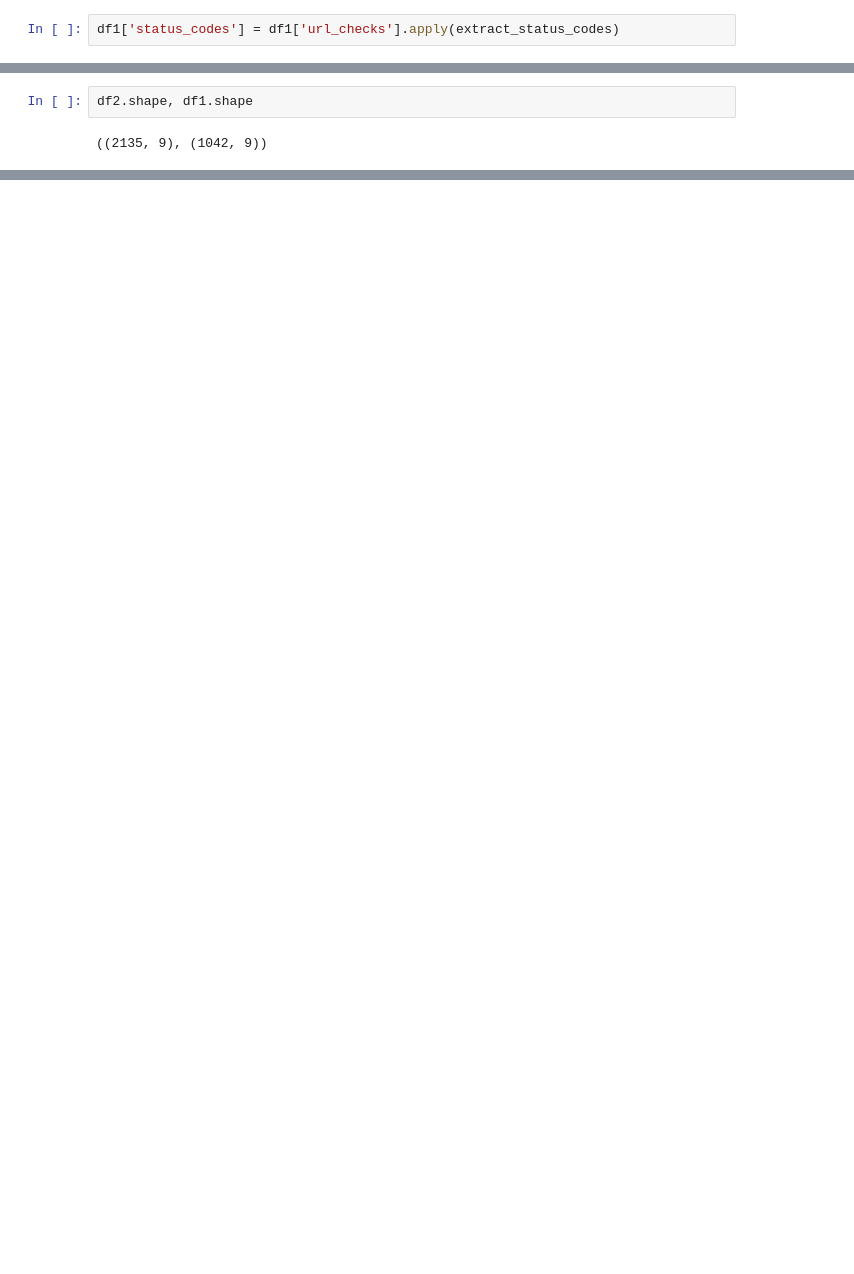
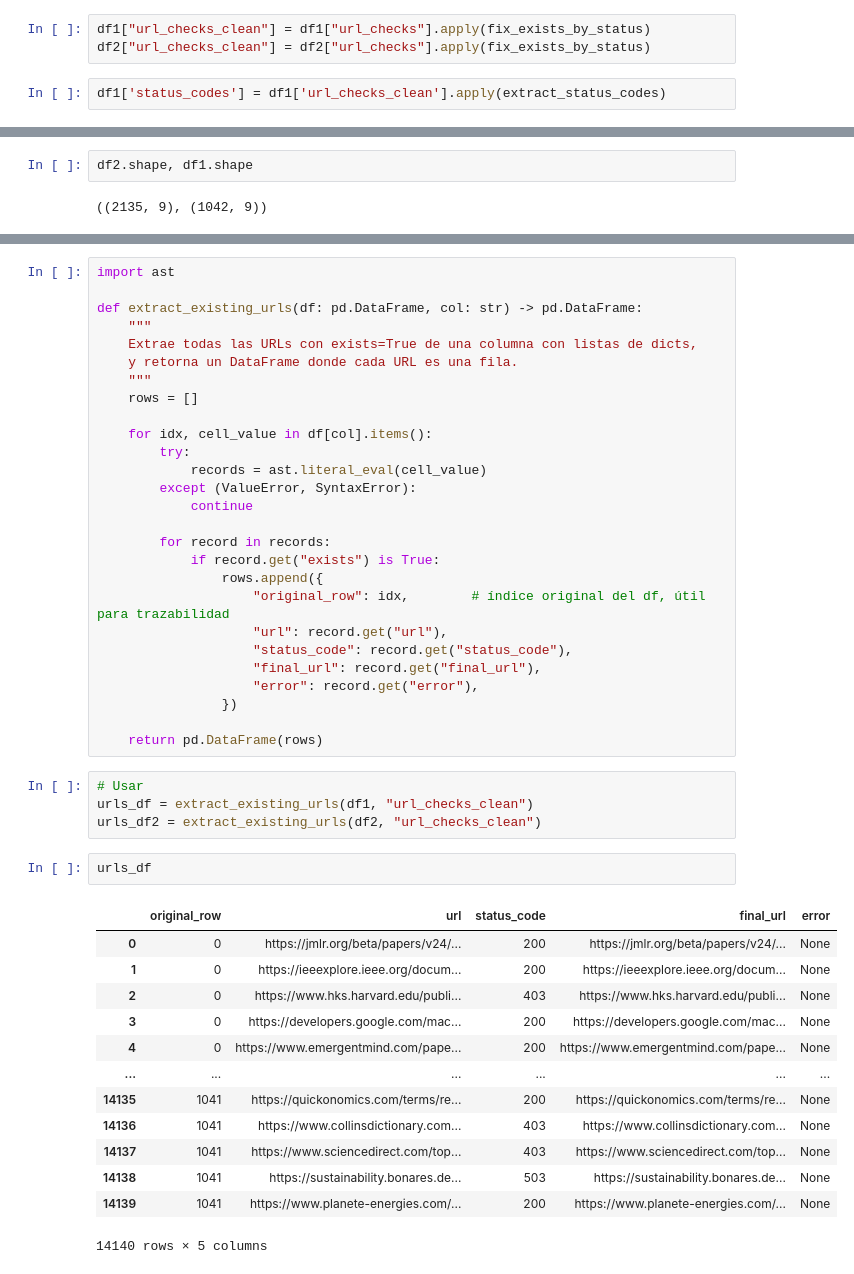
Before and after one commit to mvrobles/GenAI-Science, a Jupyter notebook: scripts/process_gpt.ipynb, the cells around one changed output, grey strips where cells are left out. Cells and saved outputs as stored; diff of their text form; blank space fills up the shorter version.

```diff
--- a/scripts/process_gpt.ipynb
+++ b/scripts/process_gpt.ipynb
@@ -409,6 +410,9 @@ def extract_status_codes(url_checks):
         if isinstance(check, dict) and "status_code" in check:
             status_codes.append(check["exists"])
     return status_codes
+# %%
+df1["url_checks_clean"] = df1["url_checks"].apply(fix_exists_by_status)
+df2["url_checks_clean"] = df2["url_checks"].apply(fix_exists_by_status)
 # %%
-df1['status_codes'] = df1['url_checks'].apply(extract_status_codes)
+df1['status_codes'] = df1['url_checks_clean'].apply(extract_status_codes)
 # %%
@@ -472,0 +459,47 @@ df1
+# %%
+import ast
+
+def extract_existing_urls(df: pd.DataFrame, col: str) -> pd.DataFrame:
+    """
+    Extrae todas las URLs con exists=True de una columna con listas de dicts,
+    y retorna un DataFrame donde cada URL es una fila.
+    """
+    rows = []
+
+    for idx, cell_value in df[col].items():
+        try:
+            records = ast.literal_eval(cell_value)
+        except (ValueError, SyntaxError):
+            continue
+
+        for record in records:
+            if record.get("exists") is True:
+                rows.append({
+                    "original_row": idx,        # índice original del df, útil para trazabilidad
+                    "url": record.get("url"),
+                    "status_code": record.get("status_code"),
+                    "final_url": record.get("final_url"),
+                    "error": record.get("error"),
+                })
+
+    return pd.DataFrame(rows)
+# %%
+# Usar
+urls_df = extract_existing_urls(df1, "url_checks_clean")
+urls_df2 = extract_existing_urls(df2, "url_checks_clean")
+# %%
+urls_df
+# %% [output]
+|  | original_row | url | status_code | final_url | error |
+| 0 | 0 | https://jmlr.org/beta/papers/v24/... | 200 | https://jmlr.org/beta/papers/v24/... | None |
+| 1 | 0 | https://ieeexplore.ieee.org/docum... | 200 | https://ieeexplore.ieee.org/docum... | None |
+| 2 | 0 | https://www.hks.harvard.edu/publi... | 403 | https://www.hks.harvard.edu/publi... | None |
+| 3 | 0 | https://developers.google.com/mac... | 200 | https://developers.google.com/mac... | None |
+| 4 | 0 | https://www.emergentmind.com/pape... | 200 | https://www.emergentmind.com/pape... | None |
+| ... | ... | ... | ... | ... | ... |
+| 14135 | 1041 | https://quickonomics.com/terms/re... | 200 | https://quickonomics.com/terms/re... | None |
+| 14136 | 1041 | https://www.collinsdictionary.com... | 403 | https://www.collinsdictionary.com... | None |
+| 14137 | 1041 | https://www.sciencedirect.com/top... | 403 | https://www.sciencedirect.com/top... | None |
+| 14138 | 1041 | https://sustainability.bonares.de... | 503 | https://sustainability.bonares.de... | None |
+| 14139 | 1041 | https://www.planete-energies.com/... | 200 | https://www.planete-energies.com/... | None |
+14140 rows × 5 columns
```
Also changed, not shown: parts of 14 cells of this notebook, 3 other files.
